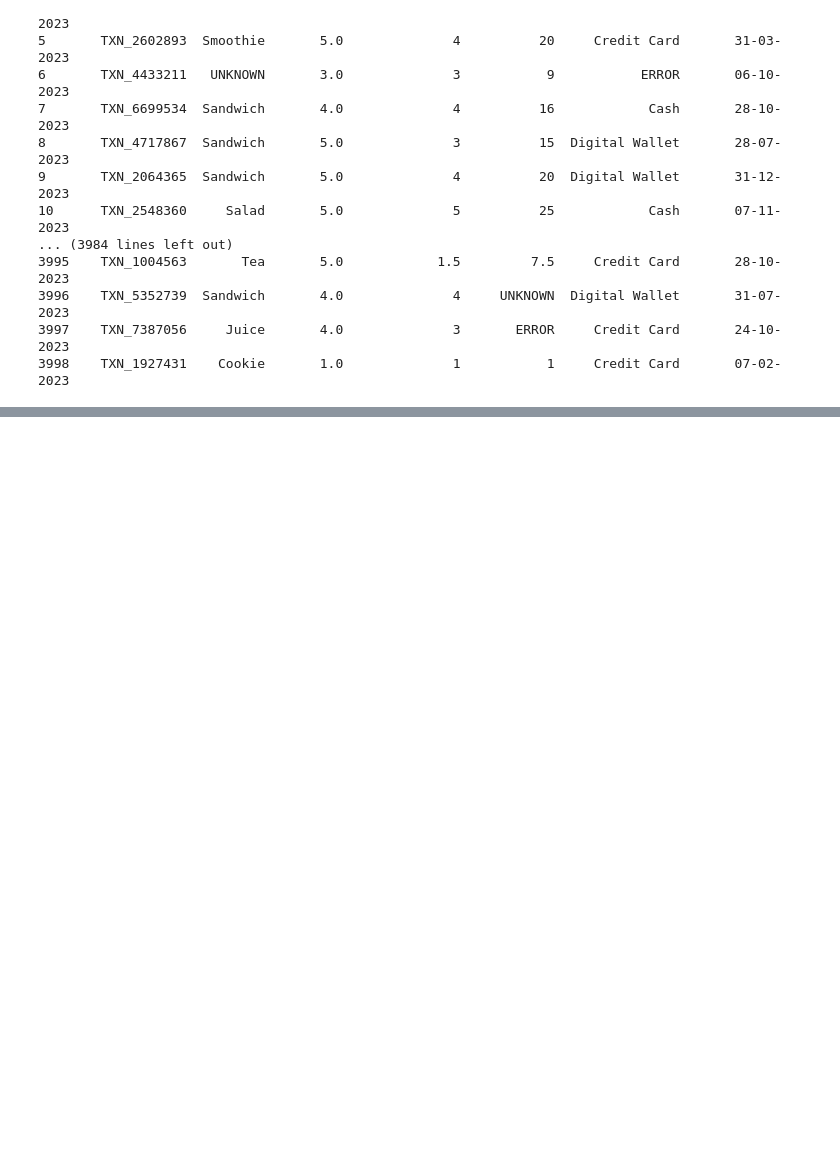
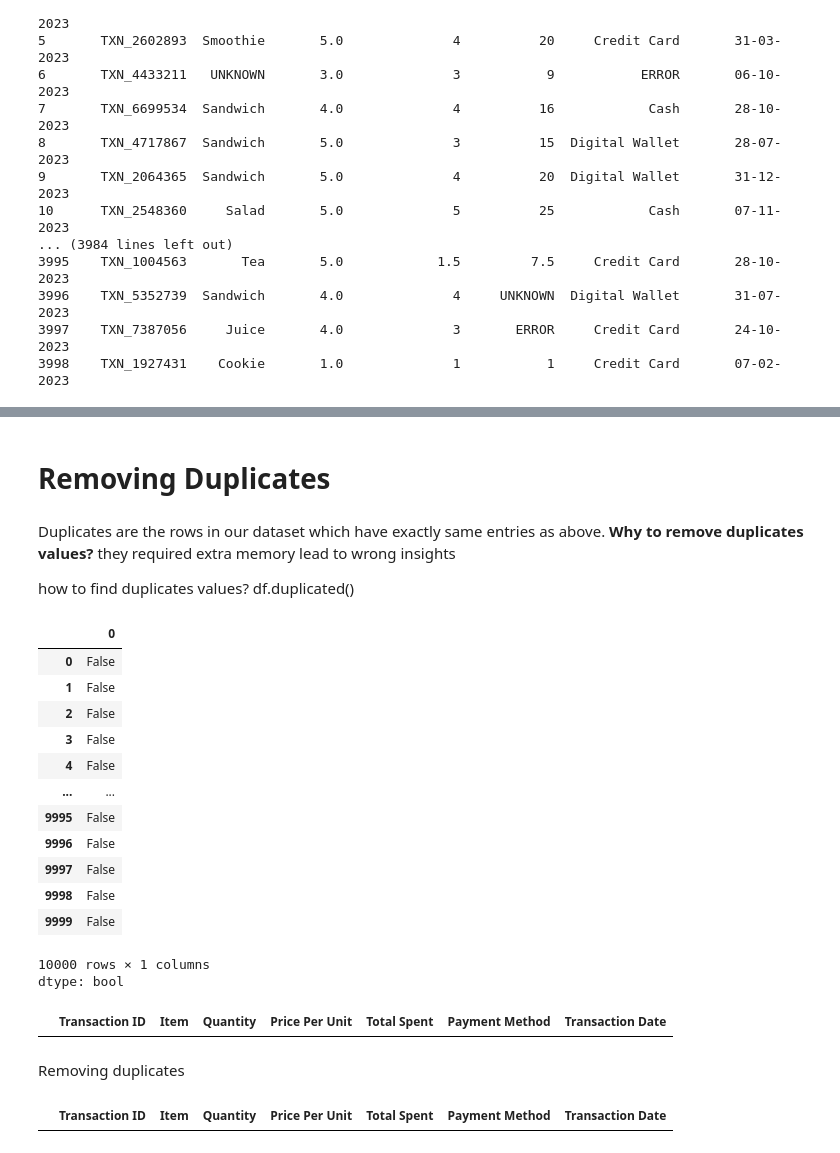
Before and after one commit to ShaazCode/Python-Libraries---EDA, a Jupyter notebook: Pandas.ipynb, the cells around one changed output, grey strips where cells are left out. Drawn from its saved outputs; the diff is of its cells as text; code cells hidden in the pictures; blank space fills up the shorter version.

Commit message:
removing duplicates df.drop_duplicates this is used to drop the drop the duplicates column and df.duplicated.sum() this is used to check the sum of duplicated column

```diff
--- a/Pandas.ipynb
+++ b/Pandas.ipynb
@@ -933,0 +957,35 @@ print(df.to_string())
+# %% [markdown]
+# **Removing Duplicates**
+# %% [markdown]
+Duplicates are the rows in our dataset which have exactly same entries as above.
+**Why to remove duplicates values?**
+they required extra memory
+lead to wrong insights
+
+how to find duplicates values?
+df.duplicated()
+# %%
+# check which rows are duplicates
+df.duplicated()
+# %% [output]
+|  | 0 |
+| 0 | False |
+| 1 | False |
+| 2 | False |
+| 3 | False |
+| 4 | False |
+| ... | ... |
+| 9995 | False |
+| 9996 | False |
+| 9997 | False |
+| 9998 | False |
+| 9999 | False |
+10000 rows × 1 columns
+dtype: bool
+# %%
+# the rows only which are duplicated
+df[df.duplicated()]
+# %% [output]
+|  | Transaction ID | Item | Quantity | Price Per Unit | Total Spent | Payment Method | Transaction Date |
+# %% [markdown]
+Removing duplicates
@@ -933,0 +994,4 @@ print(df.to_string())
+# %%
+df[df.duplicated()]
+# %% [output]
+|  | Transaction ID | Item | Quantity | Price Per Unit | Total Spent | Payment Method | Transaction Date |
```
Also changed, not shown: parts of 5 cells of this notebook.
